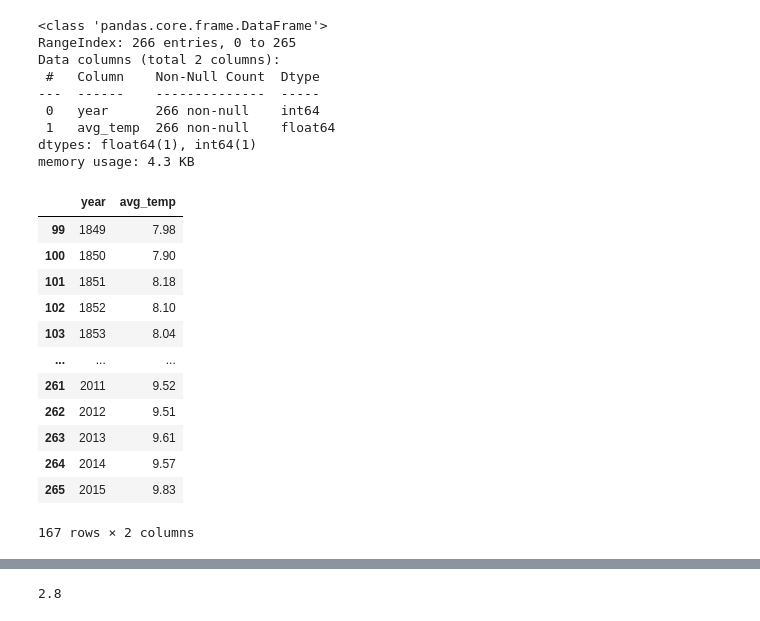
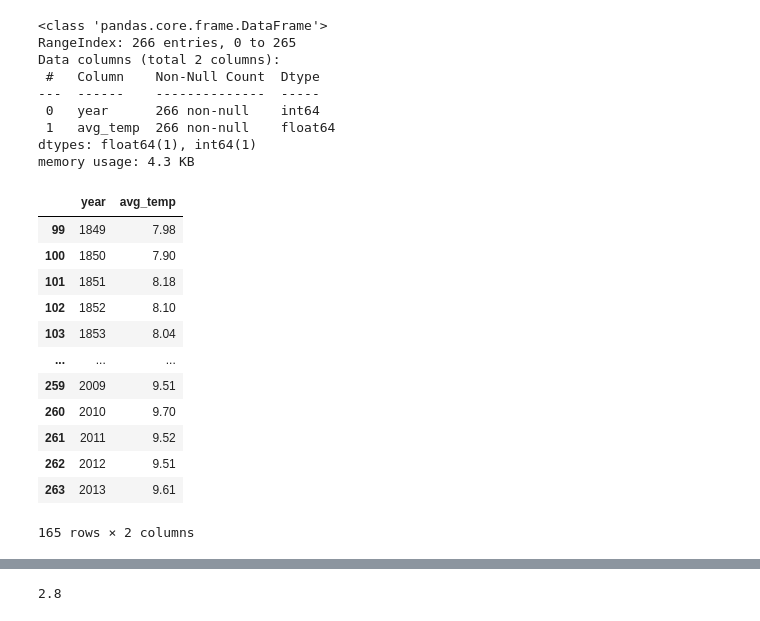
Before and after one commit to parcheesime/Temperature-Trends, a Jupyter notebook: temperature-trends.ipynb, the cells around one changed output, grey strips where cells are left out. Saved outputs shown, nothing was run; the diff lists cells and outputs as text; code cells hidden in the pictures.

```diff
--- a/temperature-trends.ipynb
+++ b/temperature-trends.ipynb
@@ -50,18 +50,19 @@ dtypes: float64(1), int64(1)
 memory usage: 4.3 KB
 # %%
 gdf=gdf.loc[gdf['year']>1848]
+gdf= gdf.loc[gdf['year']<2014]
 gdf
 # %% [output]
 |  | year | avg_temp |
 | 99 | 1849 | 7.98 |
 | 100 | 1850 | 7.90 |
 | 101 | 1851 | 8.18 |
 | 102 | 1852 | 8.10 |
 | 103 | 1853 | 8.04 |
 | ... | ... | ... |
+| 259 | 2009 | 9.51 |
+| 260 | 2010 | 9.70 |
 | 261 | 2011 | 9.52 |
 | 262 | 2012 | 9.51 |
 | 263 | 2013 | 9.61 |
-| 264 | 2014 | 9.57 |
-| 265 | 2015 | 9.83 |
-167 rows × 2 columns
+165 rows × 2 columns
```
Also changed, not shown: parts of 25 cells of this notebook.
